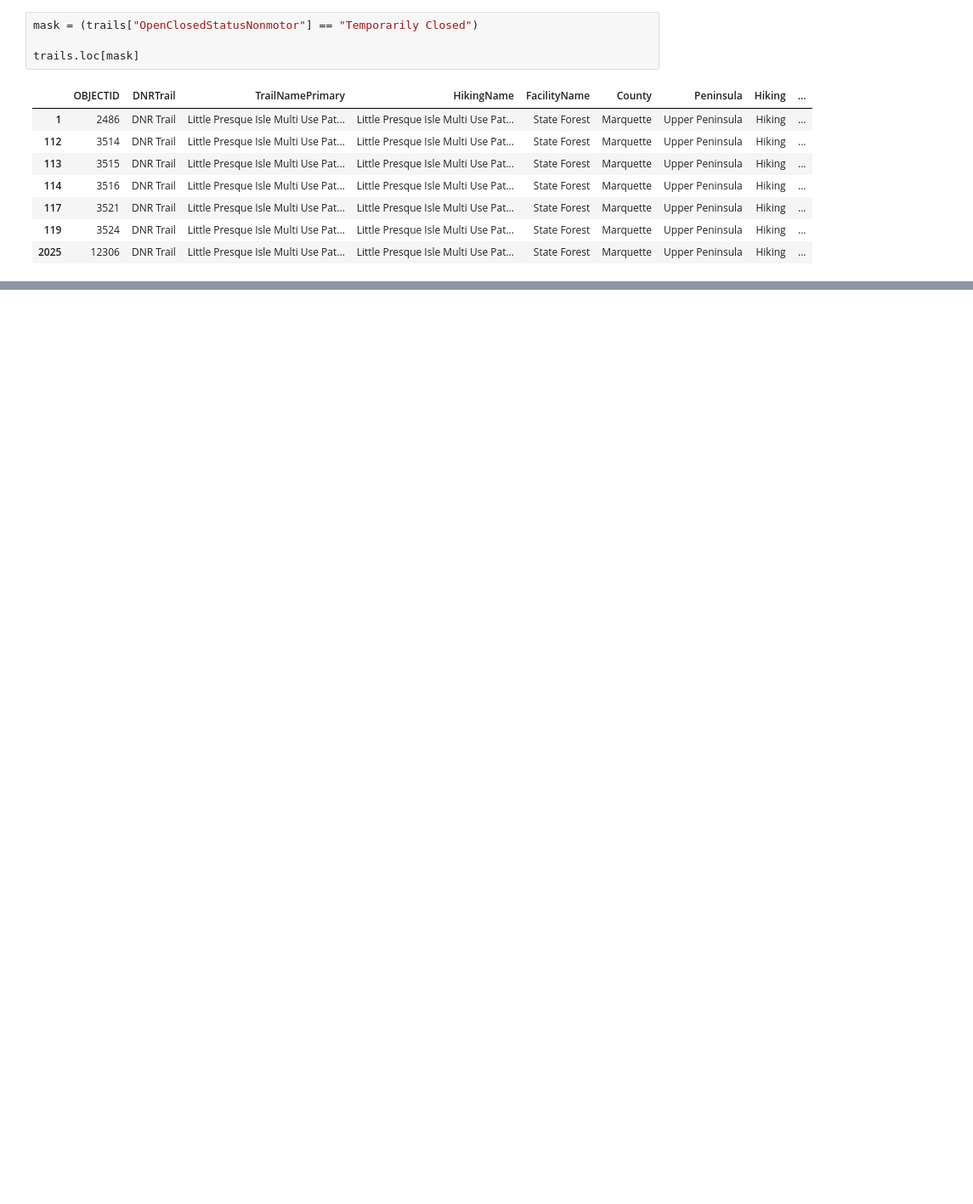
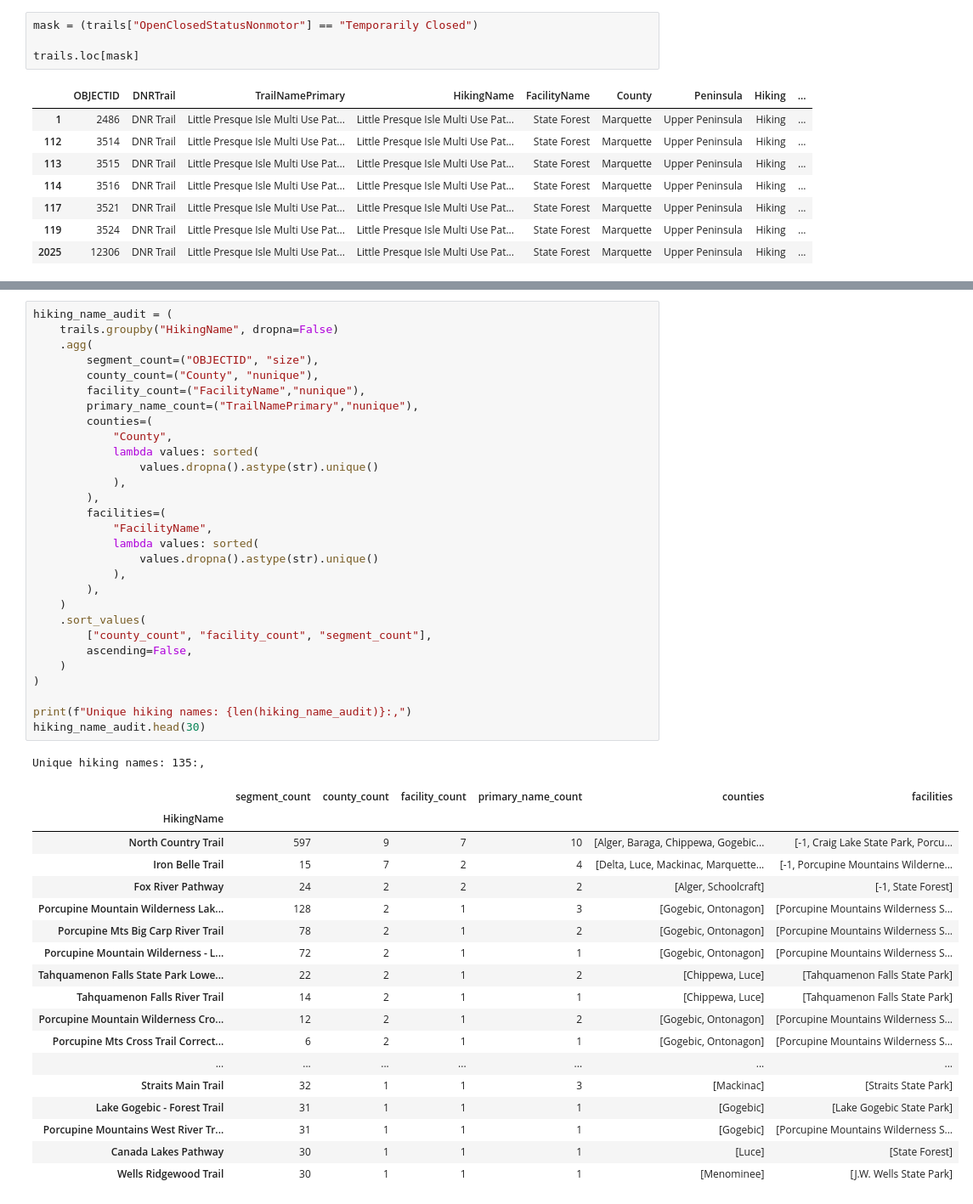
Before and after one commit to RayofData/Whats_UP_Outdoors, a Jupyter notebook: notebooks/01_trail_data_audit.ipynb, the cells around one changed output, grey strips where cells are left out. Shown at 85% size. Drawn from its saved outputs; the diff is of its cells as text; blank space fills up the shorter version.

```diff
--- a/notebooks/01_trail_data_audit.ipynb
+++ b/notebooks/01_trail_data_audit.ipynb
@@ -220,0 +171,49 @@ placeholder_audit
+# %%
+hiking_name_audit = (
+    trails.groupby("HikingName", dropna=False)
+    .agg(
+        segment_count=("OBJECTID", "size"),
+        county_count=("County", "nunique"),
+        facility_count=("FacilityName","nunique"),
+        primary_name_count=("TrailNamePrimary","nunique"),
+        counties=(
+            "County",
+            lambda values: sorted(
+                values.dropna().astype(str).unique()
+            ),
+        ),
+        facilities=(
+            "FacilityName",
+            lambda values: sorted(
+                values.dropna().astype(str).unique()
+            ),
+        ),
+    )
+    .sort_values(
+        ["county_count", "facility_count", "segment_count"],
+        ascending=False,
+    )
+)
+
+print(f"Unique hiking names: {len(hiking_name_audit)}:,")
+hiking_name_audit.head(30)
+# %% [output]
+Unique hiking names: 135:,
+|  | segment_count | county_count | facility_count | primary_name_count | counties | facilities |
+| HikingName |  |  |  |  |  |  |
+| North Country Trail | 597 | 9 | 7 | 10 | [Alger, Baraga, Chippewa, Gogebic... | [-1, Craig Lake State Park, Porcu... |
+| Iron Belle Trail | 15 | 7 | 2 | 4 | [Delta, Luce, Mackinac, Marquette... | [-1, Porcupine Mountains Wilderne... |
+| Fox River Pathway | 24 | 2 | 2 | 2 | [Alger, Schoolcraft] | [-1, State Forest] |
+| Porcupine Mountain Wilderness Lak... | 128 | 2 | 1 | 3 | [Gogebic, Ontonagon] | [Porcupine Mountains Wilderness S... |
+| Porcupine Mts Big Carp River Trail | 78 | 2 | 1 | 2 | [Gogebic, Ontonagon] | [Porcupine Mountains Wilderness S... |
+| Porcupine Mountain Wilderness - L... | 72 | 2 | 1 | 1 | [Gogebic, Ontonagon] | [Porcupine Mountains Wilderness S... |
+| Tahquamenon Falls State Park Lowe... | 22 | 2 | 1 | 2 | [Chippewa, Luce] | [Tahquamenon Falls State Park] |
+| Tahquamenon Falls River Trail | 14 | 2 | 1 | 1 | [Chippewa, Luce] | [Tahquamenon Falls State Park] |
+| Porcupine Mountain Wilderness Cro... | 12 | 2 | 1 | 2 | [Gogebic, Ontonagon] | [Porcupine Mountains Wilderness S... |
+| Porcupine Mts Cross Trail Correct... | 6 | 2 | 1 | 1 | [Gogebic, Ontonagon] | [Porcupine Mountains Wilderness S... |
+| ... | ... | ... | ... | ... | ... | ... |
+| Straits Main Trail | 32 | 1 | 1 | 3 | [Mackinac] | [Straits State Park] |
+| Lake Gogebic - Forest Trail | 31 | 1 | 1 | 1 | [Gogebic] | [Lake Gogebic State Park] |
+| Porcupine Mountains West River Tr... | 31 | 1 | 1 | 1 | [Gogebic] | [Porcupine Mountains Wilderness S... |
+| Canada Lakes Pathway | 30 | 1 | 1 | 1 | [Luce] | [State Forest] |
+| Wells Ridgewood Trail | 30 | 1 | 1 | 1 | [Menominee] | [J.W. Wells State Park] |
```
Also changed, not shown: parts of 9 cells of this notebook.
